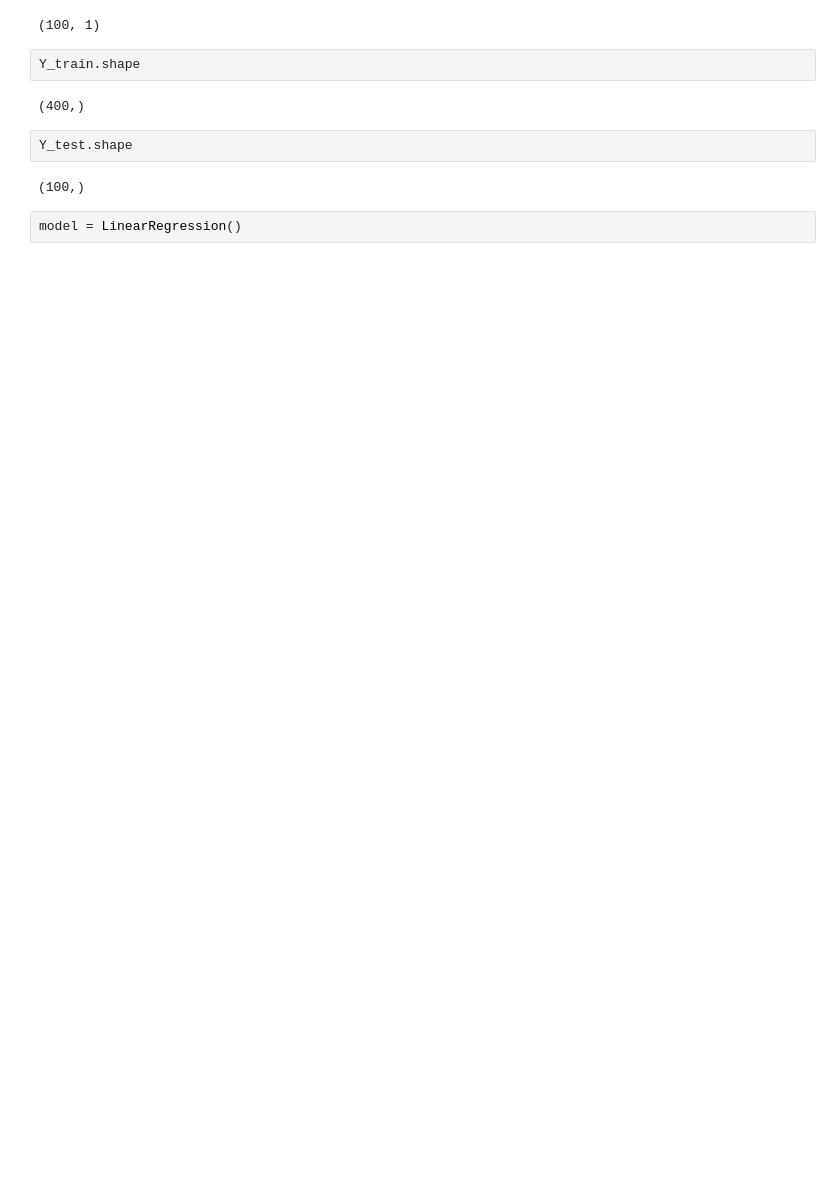
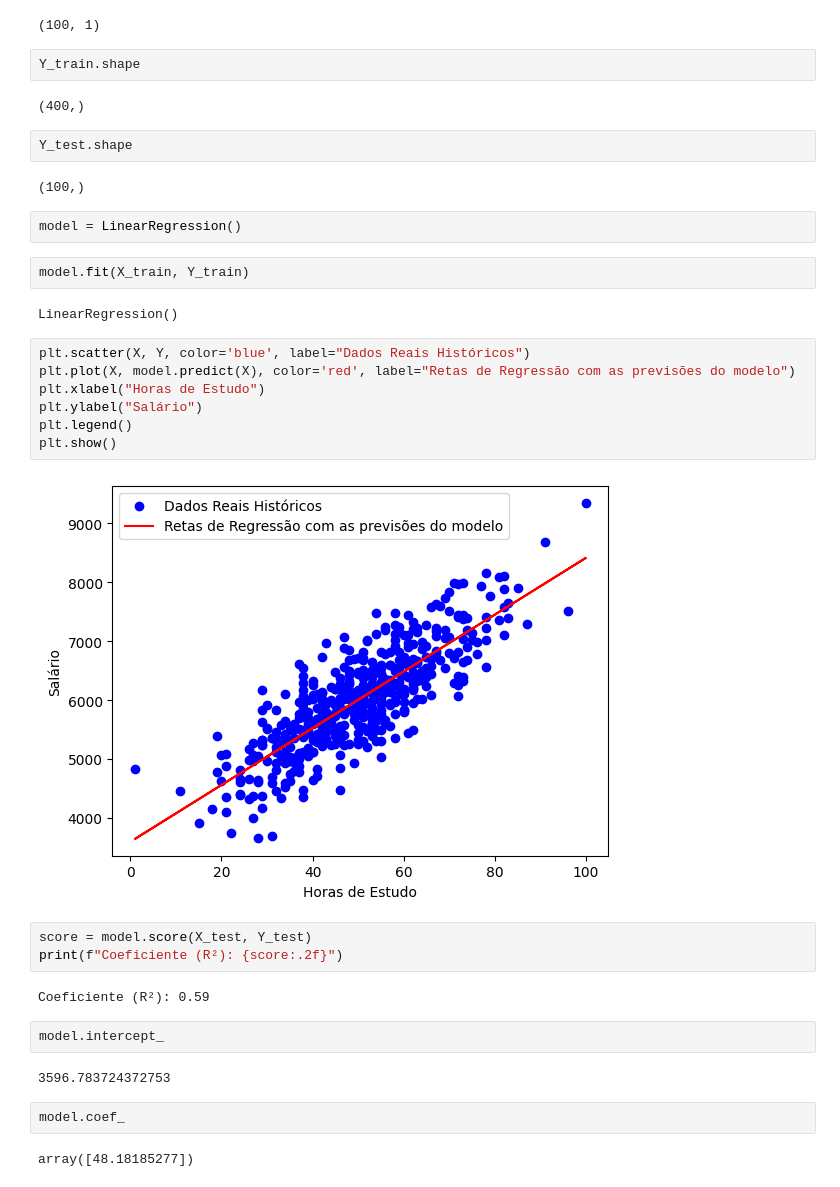
Before and after one commit to Dionmax/BurningMyBrain, a Jupyter notebook: PythonDSA/Cap15/machine_L.ipynb, the cells around one changed output. Saved outputs shown, nothing was run; the diff lists cells and outputs as text; blank space fills up the shorter version.

```diff
--- a/PythonDSA/Cap15/machine_L.ipynb
+++ b/PythonDSA/Cap15/machine_L.ipynb
@@ -105,3 +105,29 @@ Y_test.shape
 (100,)
 # %%
 model = LinearRegression()
+# %%
+model.fit(X_train, Y_train)
+# %% [output]
+LinearRegression()
+# %%
+plt.scatter(X, Y, color='blue', label="Dados Reais Históricos")
+plt.plot(X, model.predict(X), color='red', label="Retas de Regressão com as previsões do modelo")
+plt.xlabel("Horas de Estudo")
+plt.ylabel("Salário")
+plt.legend()
+plt.show()
+# %% [output]
+[figure, added]
+# %%
+score = model.score(X_test, Y_test)
+print(f"Coeficiente (R²): {score:.2f}")
+# %% [output]
+Coeficiente (R²): 0.59
+# %%
+model.intercept_
+# %% [output]
+3596.783724372753
+# %%
+model.coef_
+# %% [output]
+array([48.18185277])
```
Also changed, not shown: parts of 2 cells of this notebook.
